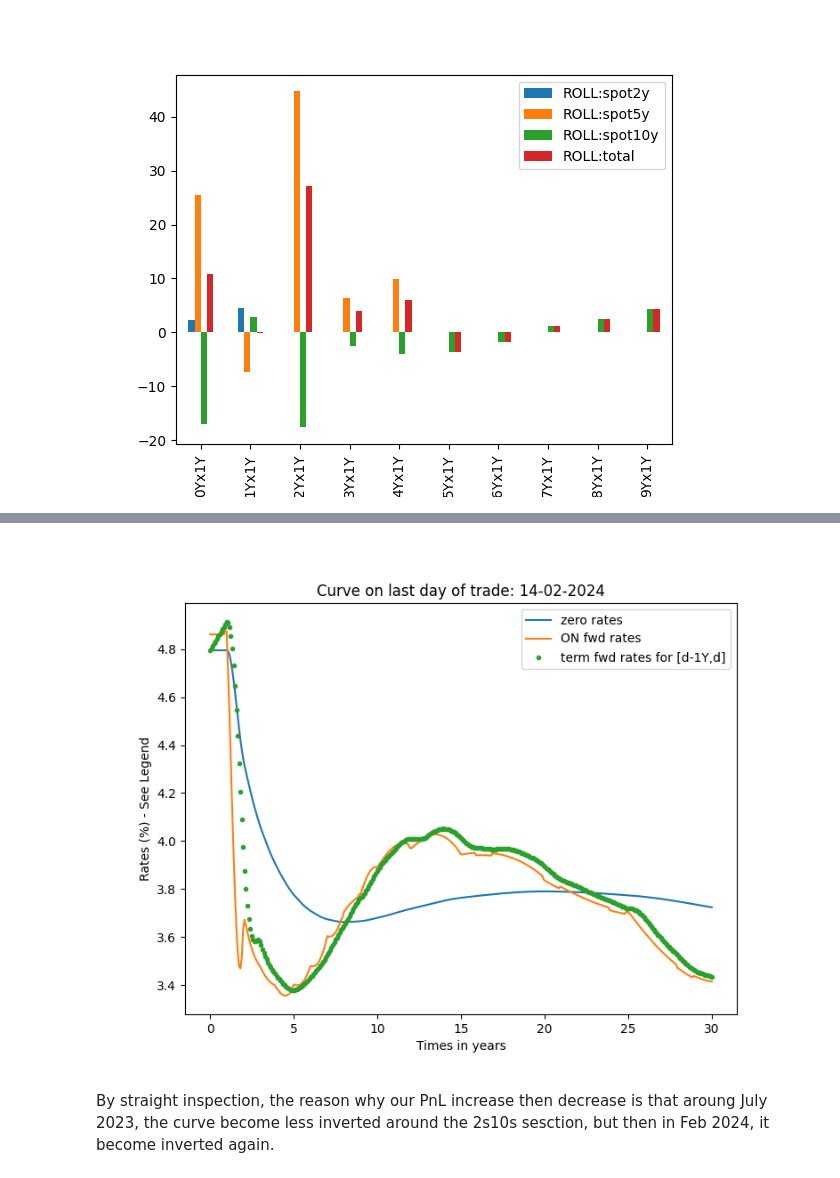
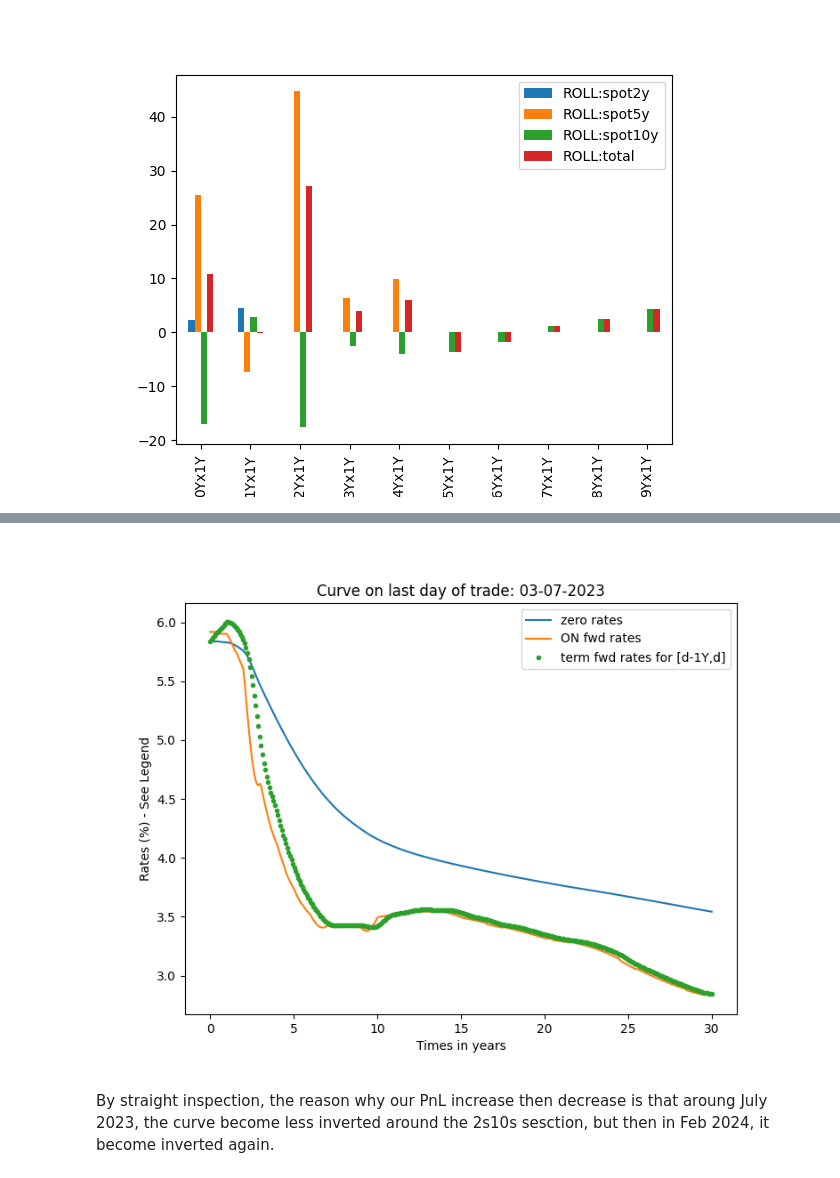
Before and after one commit to QizheCui/PCA_Butterfly_Trading_Strategy, a Jupyter notebook: LiborVersion/PCA_Trade_Libor.ipynb, the cells around one changed output, grey strips where cells are left out. Cells and saved outputs as stored; diff of their text form; code cells hidden in the pictures.

```diff
--- a/LiborVersion/PCA_Trade_Libor.ipynb
+++ b/LiborVersion/PCA_Trade_Libor.ipynb
@@ -32,7 +32,7 @@ df_yield = df_yield.astype(np.float32)
 - we restrict to only first 20 years since we don't care the very long end of the curve
 # %%
 # PCA on first 20 years
-df_PCA =  df_yield.loc[:, df_yield.columns <= 25]
+df_PCA =  df_yield.loc[:, df_yield.columns <= 20]
 
 df_scale = (df_PCA - df_PCA.mean(axis = 0)) / df_PCA.std(axis = 0) # standardize the data
 first_date = df_scale.index[0] # first_date is a string
@@ -449,12 +448,12 @@ correlation between pnl and 2s5s10s spread: -0.21316282762102978
 # %%
 # plot the curve on the last day of the trade to see why pnl oscillates
-last_date = df_yield.index[-1]
+last_date = df_yield.index[df_yield.index=='2023-07-03'][0]
 last_curve = curves[last_date]
 day, month, year = last_date.day, last_date.month, last_date.year
 last_date_ = Date(day, month, year)
 plotCurve(last_curve, last_date_, 30, instr_mat_dates_or_tenor = '1Y', title = f'Curve on last day of trade: {last_date.strftime("%d-%m-%Y")}')
 # %% [output]
-[figure, old version]
+[figure, new version]
 # %% [markdown]
 By straight inspection, the reason why our PnL increase then decrease is that aroung July 2023, the curve become less inverted around the 2s10s sesction, but then in Feb 2024, it become inverted again.
 # %% [markdown]
```
Also changed, not shown: parts of 13 cells of this notebook.
